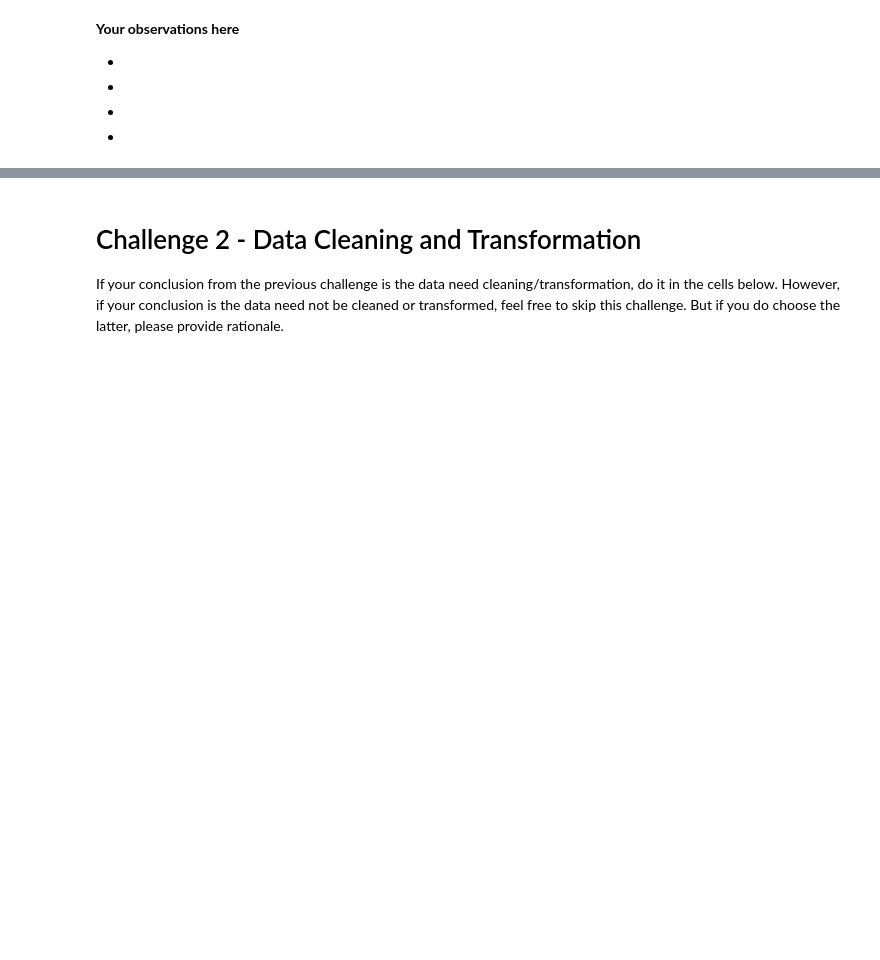
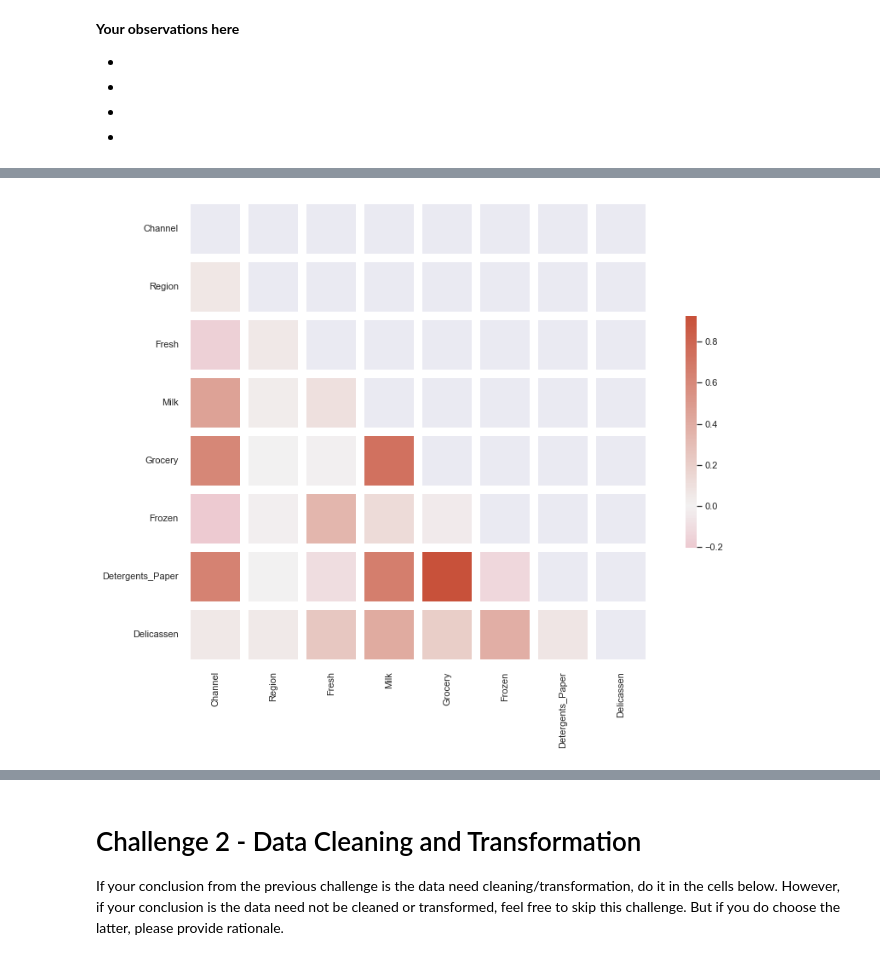
Before and after one commit to Ironhack-Data-Madrid-Mayo-2022/7.4-lab-unsupervised-learning, a Jupyter notebook: your-code/main.ipynb, the cells around one changed output, grey strips where cells are left out. Drawn from its saved outputs; the diff is of its cells as text; code cells hidden in the pictures; blank space fills up the shorter version.

```diff
--- a/your-code/main.ipynb
+++ b/your-code/main.ipynb
@@ -27,3 +31,4 @@ The origin of the dataset is [here](https://archive.ics.uci.edu/ml/datasets/whol
 # %%
 # loading the data:
-customers = pd.read_csv('../Wholesale customers data.csv')
+customers = pd.read_csv('C:/Users/javip/Lab1/Laboratorios/7.4-lab-unsupervised-learning/Wholesale_customers_data.csv')
+customers
@@ -63,0 +119,19 @@ customers.columns   # se observan las columnas
+# %%
+plt.figure(figsize=(15, 10))
+
+sns.set(style='darkgrid')
+
+mask=np.triu(np.ones_like(customers.corr(), dtype=bool))
+
+cmap=sns.diverging_palette(5, 18, as_cmap=True)
+
+
+sns.heatmap(customers.corr(),
+           mask=mask,
+          cmap=cmap,
+          center=0,
+          square=True,
+          linewidths=10,
+          cbar_kws={'shrink': 0.5});
+# %% [output]
+[figure, added]
```
Also changed, not shown: parts of 36 cells of this notebook, 3 other files.
